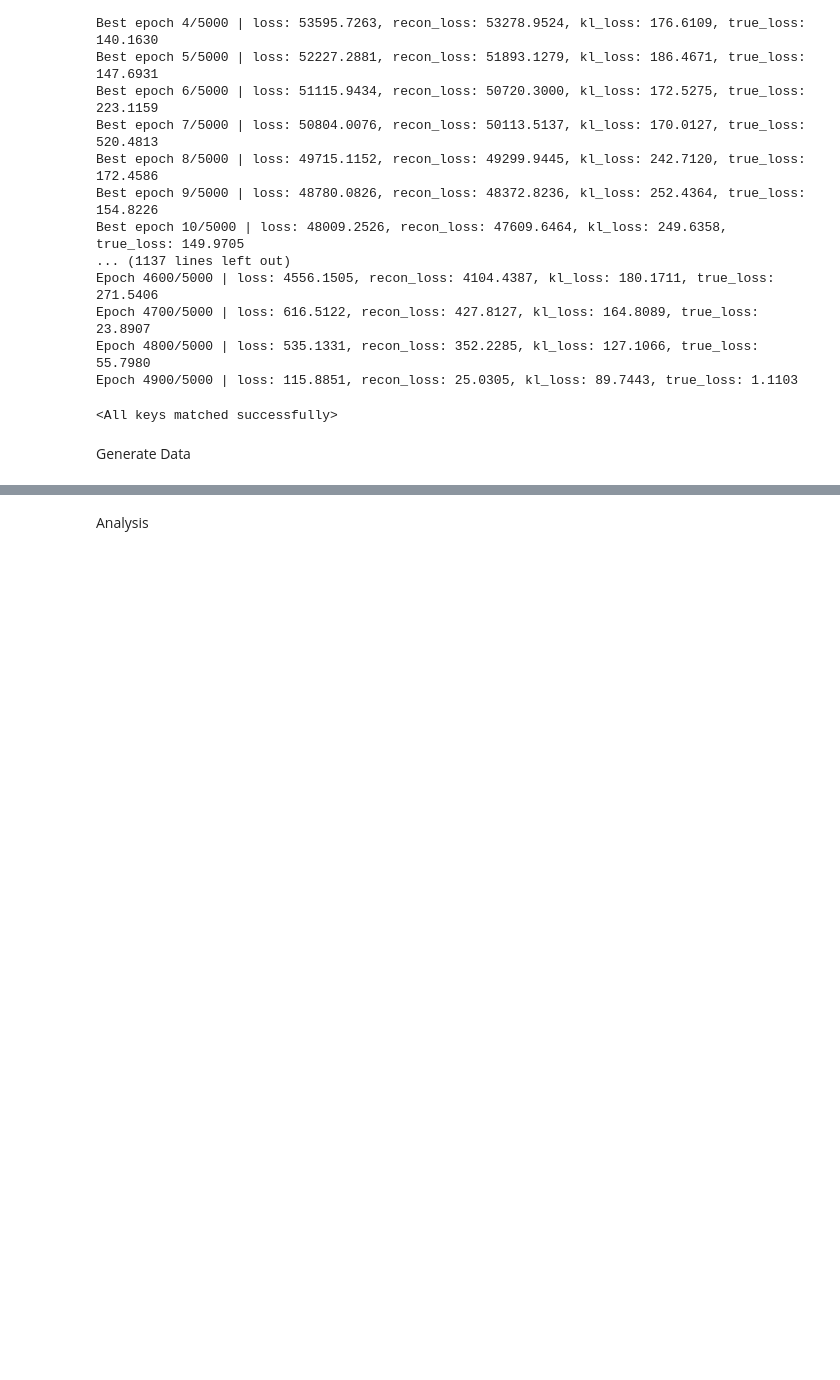
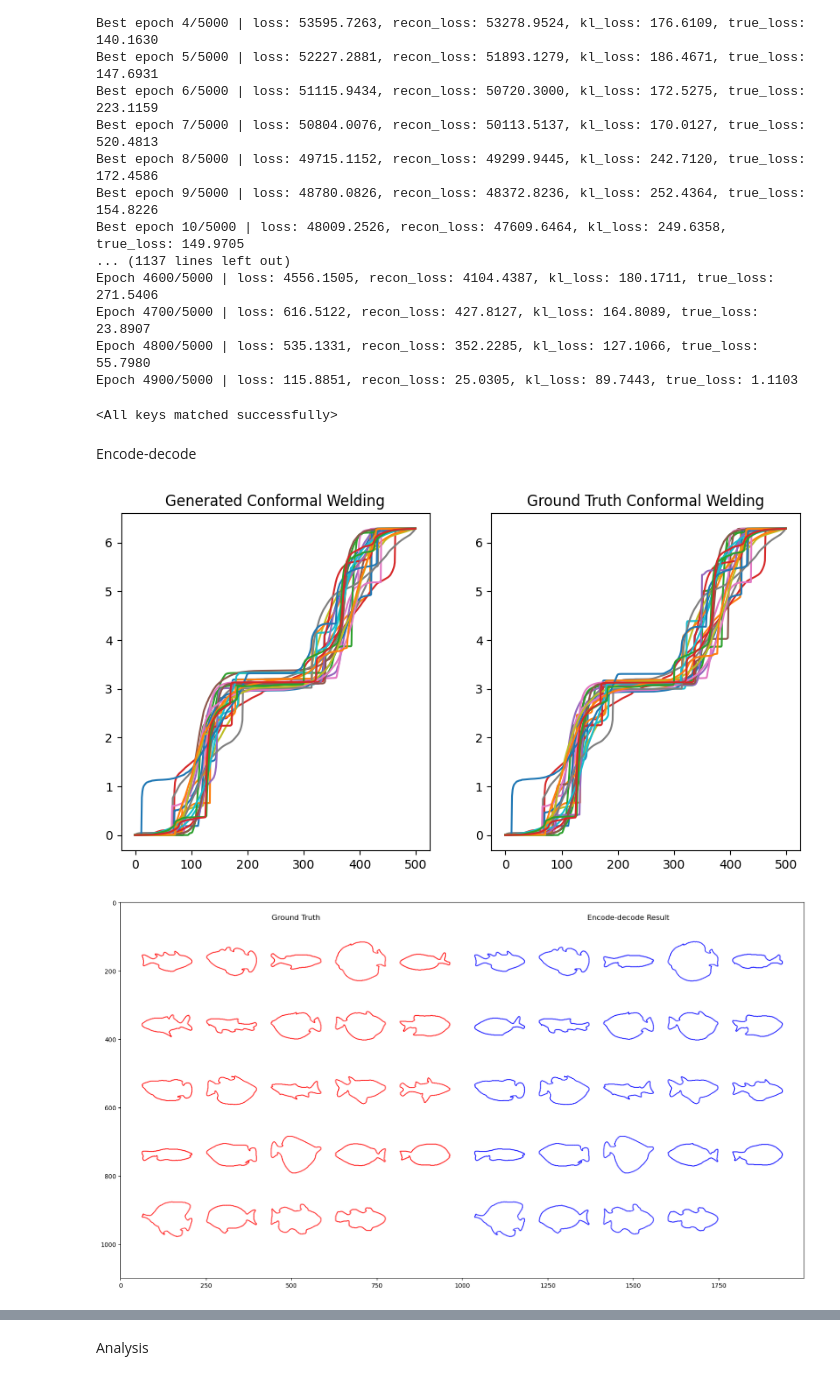
Before and after one commit to ChanceAroundYou/shape_prior_generation, a Jupyter notebook: VAE.ipynb, the cells around one changed output, grey strips where cells are left out. Saved outputs shown, nothing was run; the diff lists cells and outputs as text; code cells hidden in the pictures; blank space fills up the shorter version.

```diff
--- a/VAE.ipynb
+++ b/VAE.ipynb
@@ -156,5 +159,46 @@ Epoch 4700/5000 | loss: 616.5122, recon_loss: 427.8127, kl_loss: 164.8089, true_
 Epoch 4800/5000 | loss: 535.1331, recon_loss: 352.2285, kl_loss: 127.1066, true_loss: 55.7980
 Epoch 4900/5000 | loss: 115.8851, recon_loss: 25.0305, kl_loss: 89.7443, true_loss: 1.1103
 <All keys matched successfully>
-# %% [markdown]
-Generate Data
+# %% [markdown]
+Encode-decode
+# %%
+n = cw_tensor.shape[0]
+generated_cw, _, _ = model(
+    cw_tensor.to(DEVICE, dtype=torch.float64).view(n, INPUT_DIM)
+)
+generated_cw = generated_cw.cpu().detach()
+generated_cw = model.reconstruct(generated_cw).numpy()
+generated_contour = reconstruct_contour(generated_cw)
+
+ground_truth_cw = reconstruct_cw(model, cw_tensor)
+ground_truth_contour = reconstruct_contour(ground_truth_cw)
+
+visualize_cw_comparison(generated_cw, ground_truth_cw)
+
+generated_images = [
+    contour_to_scatter(contour, color='b', figsize=(2,2)) for contour in generated_contour
+]
+ground_truth_images = [
+    contour_to_scatter(contour, color='r', figsize=(2,2)) for contour in ground_truth_contour
+]
+ground_truth_grid = make_grid(ground_truth_images, rows=5, title="Ground Truth", figsize=(10,11))
+generated_grid = make_grid(generated_images, rows=5, title="Encode-decode Result", figsize=(10,11))
+combined_grid = make_grid([ground_truth_grid, generated_grid], rows=1, figsize=(20,11))
+plt.figure(figsize=(20, 11))
+plt.imshow(combined_grid)
+
+generated_images = [
+    contour_to_binary(contour, rate=0.65) for contour in generated_contour
+]
+ground_truth_images = [
+    contour_to_binary(contour, rate=0.65) for contour in ground_truth_contour
+]
+ground_truth_grid = make_grid(ground_truth_images, rows=5, title="Ground Truth", figsize=(10, 11))
+generated_grid = make_grid(generated_images, rows=5, title="Encode-decode Result", figsize=(10, 11))
+combined_grid = make_grid([ground_truth_grid, generated_grid], rows=1, figsize=(20, 11))
+plt.figure(figsize=(20, 11))
+plt.imshow(combined_grid)
+plt.show()
+# %% [output]
+[figure, added]
+[figure, added]
```
Also changed, not shown: parts of 11 cells of this notebook, 4 other files.
